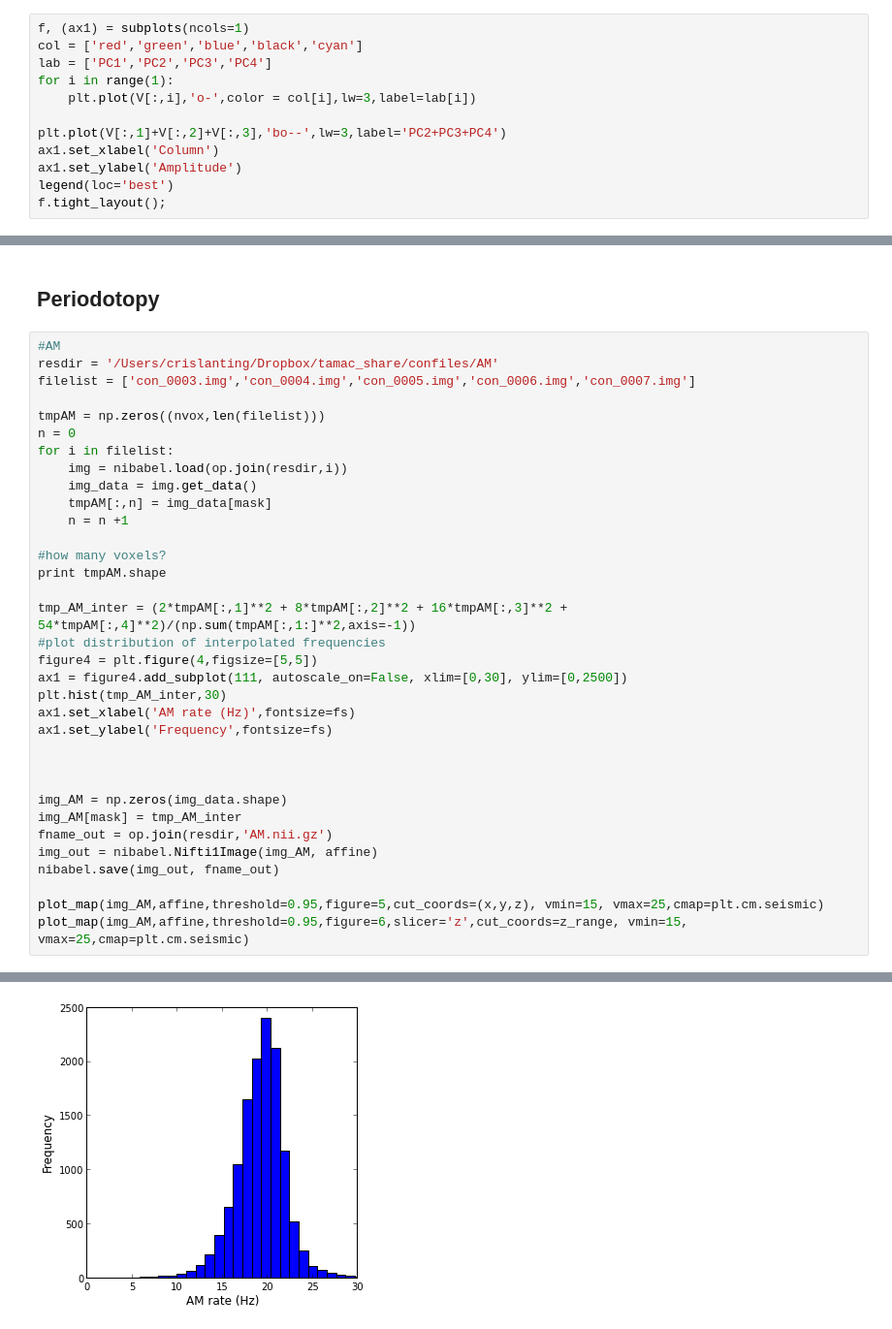
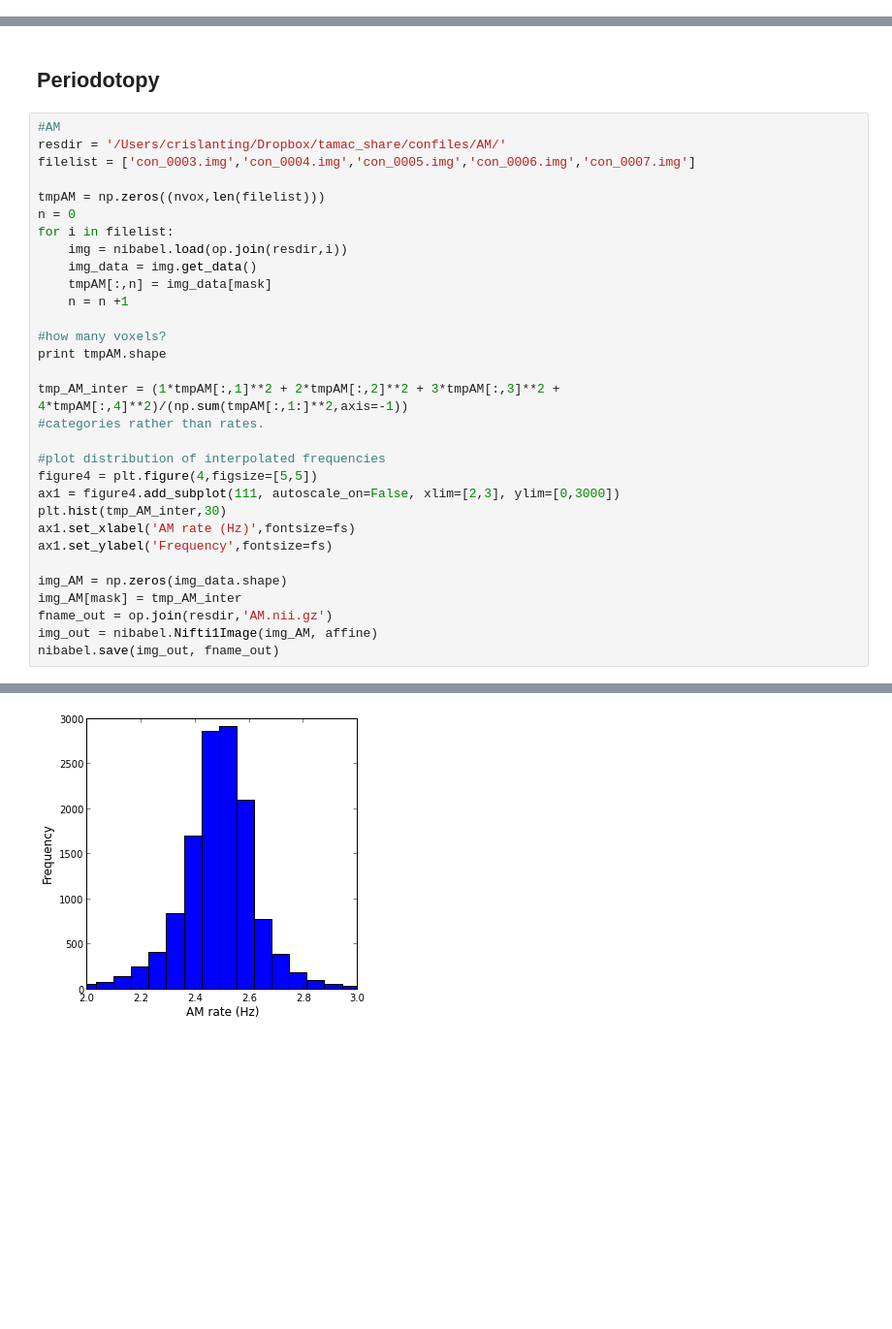
Before and after one commit to Crisly/fMRI, a Jupyter notebook: Tonotopy.ipynb, the cells around one changed output, grey strips where cells are left out. Shown at 97% size. Cells and saved outputs as stored; diff of their text form; blank space fills up the shorter version.

```diff
--- a/Tonotopy.ipynb
+++ b/Tonotopy.ipynb
@@ -206,12 +237,0 @@ nibabel.save(img_out, fname_out)
-# %%
-f, (ax1) = subplots(ncols=1)
-col = ['red','green','blue','black','cyan']
-lab = ['PC1','PC2','PC3','PC4']
-for i in range(1):
-    plt.plot(V[:,i],'o-',color = col[i],lw=3,label=lab[i])
-
-plt.plot(V[:,1]+V[:,2]+V[:,3],'bo--',lw=3,label='PC2+PC3+PC4')
-ax1.set_xlabel('Column')
-ax1.set_ylabel('Amplitude')
-legend(loc='best')
-f.tight_layout();
@@ -226,7 +349,7 @@ plot_map(img_pca,affine,threshold=0.001,figure=6,slicer='z',cut_coords=z_range,
 ## Periodotopy
 # %%
 #AM
-resdir = '/Users/crislanting/Dropbox/tamac_share/confiles/AM'
+resdir = '/Users/crislanting/Dropbox/tamac_share/confiles/AM/'
 filelist = ['con_0003.img','con_0004.img','con_0005.img','con_0006.img','con_0007.img']
 
 tmpAM = np.zeros((nvox,len(filelist)))
@@ -240,23 +363,20 @@ for i in filelist:
 #how many voxels?
 print tmpAM.shape
 
-tmp_AM_inter = (2*tmpAM[:,1]**2 + 8*tmpAM[:,2]**2 + 16*tmpAM[:,3]**2 + 54*tmpAM[:,4]**2)/(np.sum(tmpAM[:,1:]**2,axis=-1))
+tmp_AM_inter = (1*tmpAM[:,1]**2 + 2*tmpAM[:,2]**2 + 3*tmpAM[:,3]**2 + 4*tmpAM[:,4]**2)/(np.sum(tmpAM[:,1:]**2,axis=-1))
+#categories rather than rates.
+
 #plot distribution of interpolated frequencies
 figure4 = plt.figure(4,figsize=[5,5])
-ax1 = figure4.add_subplot(111, autoscale_on=False, xlim=[0,30], ylim=[0,2500])
+ax1 = figure4.add_subplot(111, autoscale_on=False, xlim=[2,3], ylim=[0,3000])
 plt.hist(tmp_AM_inter,30)
 ax1.set_xlabel('AM rate (Hz)',fontsize=fs)
 ax1.set_ylabel('Frequency',fontsize=fs)
-
-
 
 img_AM = np.zeros(img_data.shape)
 img_AM[mask] = tmp_AM_inter
 fname_out = op.join(resdir,'AM.nii.gz')
 img_out = nibabel.Nifti1Image(img_AM, affine)
 nibabel.save(img_out, fname_out)
-
-plot_map(img_AM,affine,threshold=0.95,figure=5,cut_coords=(x,y,z), vmin=15, vmax=25,cmap=plt.cm.seismic)
-plot_map(img_AM,affine,threshold=0.95,figure=6,slicer='z',cut_coords=z_range, vmin=15, vmax=25,cmap=plt.cm.seismic)
 # %% [output]
 (12987, 5)
@@ -264 +383 @@ plot_map(img_AM,affine,threshold=0.95,figure=6,slicer='z',cut_coords=z_range, vm
-[figure, old version]
+[figure, new version]
```
Also changed, not shown: parts of 45 cells of this notebook.
